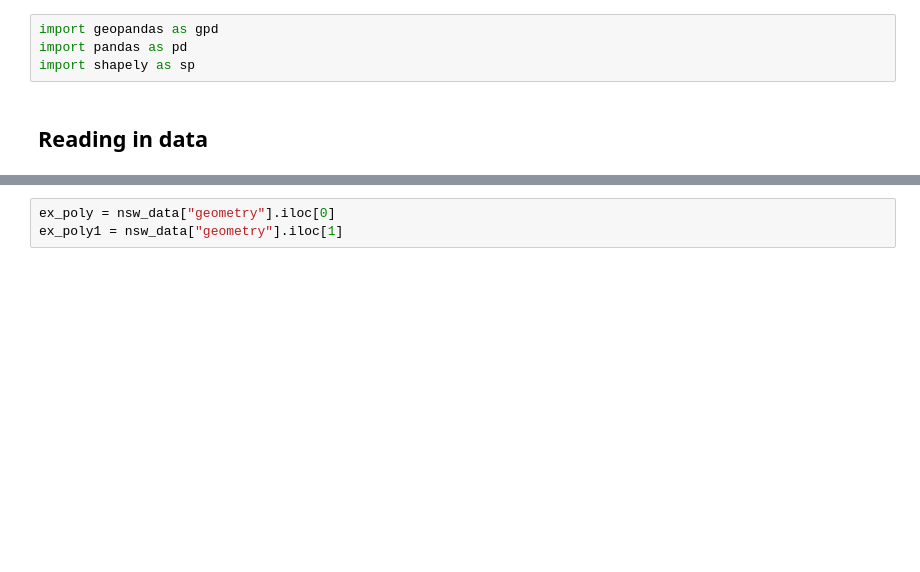
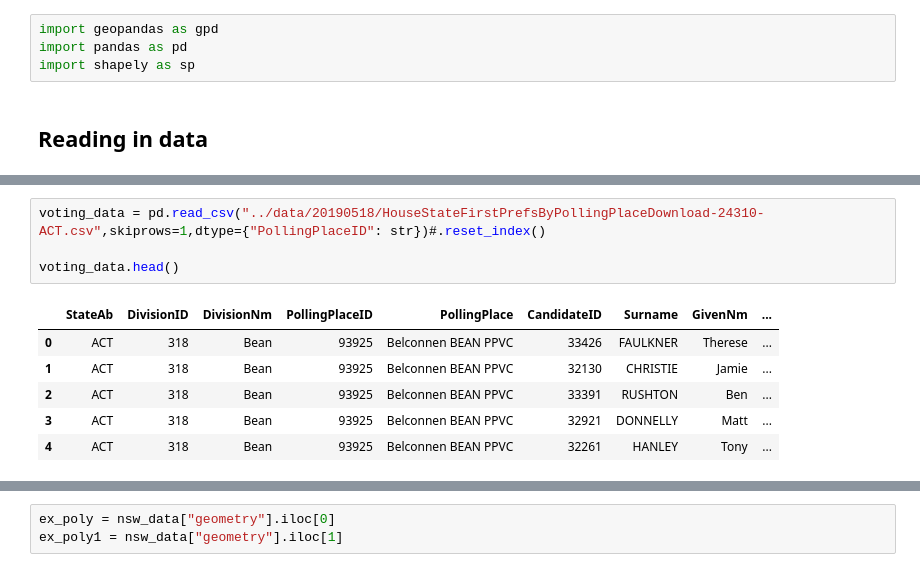
Before and after one commit to RachelBunder/gerrymandering_australia, a Jupyter notebook: explore/ip.ipynb, the cells around one changed output, grey strips where cells are left out. Drawn from its saved outputs; the diff is of its cells as text; blank space fills up the shorter version.

```diff
--- a/explore/ip.ipynb
+++ b/explore/ip.ipynb
@@ -20,0 +23,11 @@ nsw_data.head()
+# %%
+voting_data = pd.read_csv("../data/20190518/HouseStateFirstPrefsByPollingPlaceDownload-24310-ACT.csv",skiprows=1,dtype={"PollingPlaceID": str})#.reset_index()
+
+voting_data.head()
+# %% [output]
+|  | StateAb | DivisionID | DivisionNm | PollingPlaceID | PollingPlace | CandidateID | Surname | GivenNm | ... |
+| 0 | ACT | 318 | Bean | 93925 | Belconnen BEAN PPVC | 33426 | FAULKNER | Therese | ... |
+| 1 | ACT | 318 | Bean | 93925 | Belconnen BEAN PPVC | 32130 | CHRISTIE | Jamie | ... |
+| 2 | ACT | 318 | Bean | 93925 | Belconnen BEAN PPVC | 33391 | RUSHTON | Ben | ... |
+| 3 | ACT | 318 | Bean | 93925 | Belconnen BEAN PPVC | 32921 | DONNELLY | Matt | ... |
+| 4 | ACT | 318 | Bean | 93925 | Belconnen BEAN PPVC | 32261 | HANLEY | Tony | ... |
```
Also changed, not shown: parts of 11 cells of this notebook.
